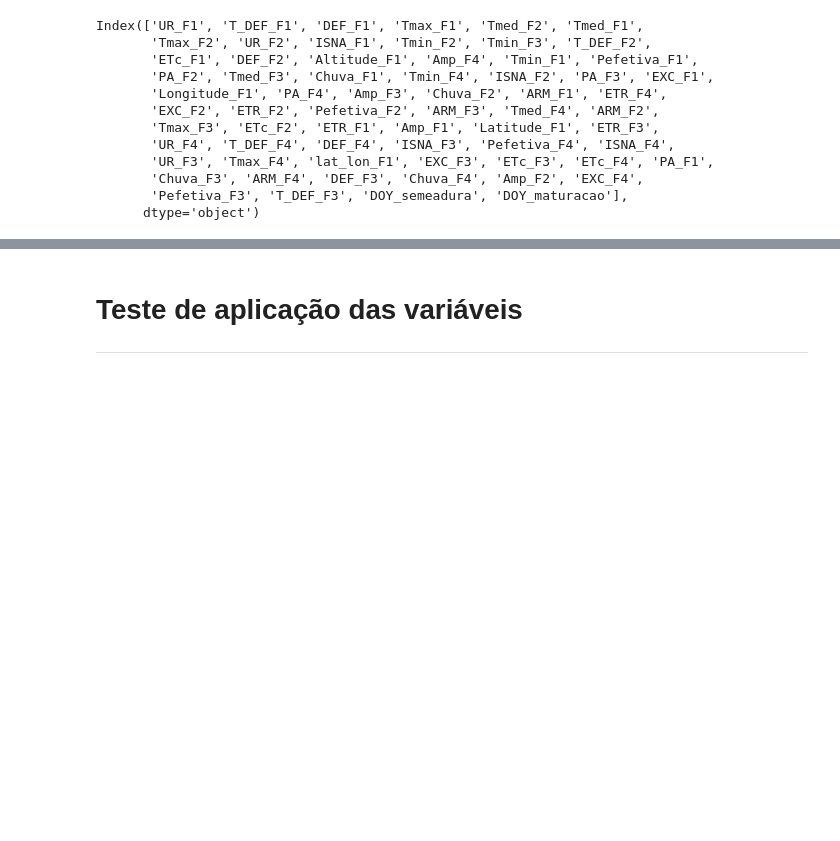
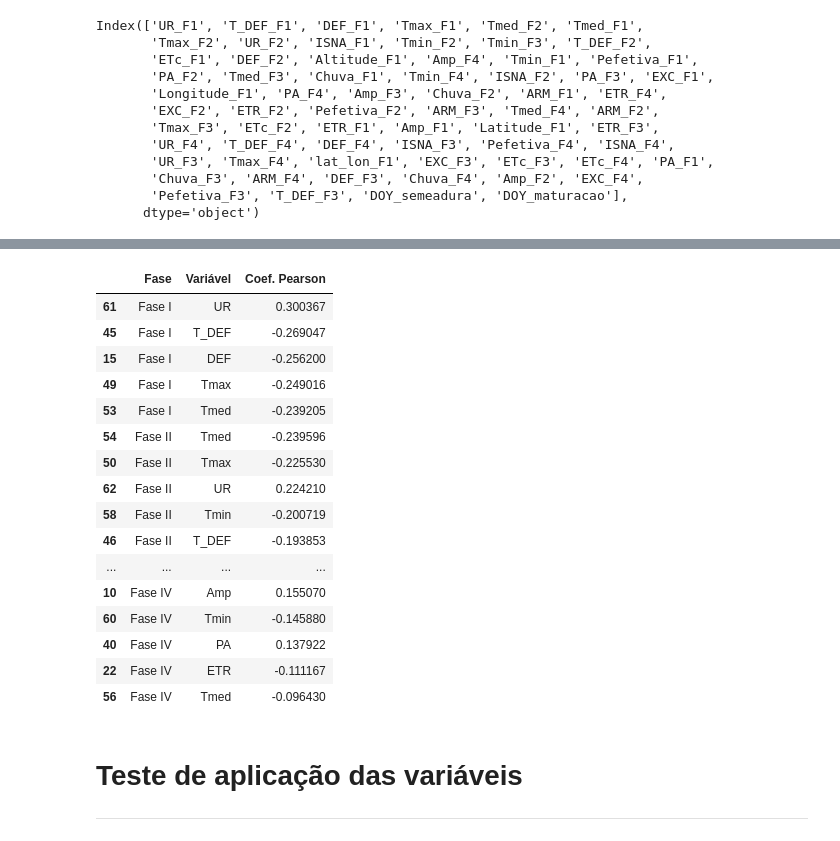
Before and after one commit to fcoliveira-utfpr/aquacrop_ml, a Jupyter notebook: 03_feature_engineering.ipynb, the cells around one changed output, grey strips where cells are left out. Saved outputs shown, nothing was run; the diff lists cells and outputs as text; code cells hidden in the pictures; blank space fills up the shorter version.

```diff
--- a/03_feature_engineering.ipynb
+++ b/03_feature_engineering.ipynb
@@ -321,3 +318,45 @@ plt.show()
+# %%
+# 1. Criar uma cópia formatada para análise
+df_analise_corr = corr_df.copy()
+
+# 2. Adicionar o nome da fase para facilitar a leitura
+df_analise_corr['fase_nome'] = df_analise_corr['fase'].map(mapa_fases)
+
+# 3. Adicionar uma coluna de 'Impacto Absoluto' (para ordenar pela força da relação, indep. do sinal)
+df_analise_corr['impacto_abs'] = df_analise_corr['correlacao'].abs()
+
+# 4. Criar o DataFrame final ordenado por Fase e Força de Correlação
+# Vamos focar nas variáveis que realmente importam (ex: correlação > 0.3 ou < -0.3)
+df_ranking = df_analise_corr.sort_values(['fase', 'impacto_abs'], ascending=[True, False])
+
+# 5. Selecionar e renomear colunas para um relatório limpo
+df_final = df_ranking[['fase_nome', 'var_base', 'correlacao']].copy()
+df_final.columns = ['Fase', 'Variável', 'Coef. Pearson']
+
+# Exibir os top 5 de cada fase para análise rápida
+df_r_fase = df_final.groupby('Fase').head(5)
+
+# 6. Exportar
+df_r_fase.to_excel('correlacoes_produtividade_fases.xlsx', index=False)
+df_r_fase
+# %% [output]
+|  | Fase | Variável | Coef. Pearson |
+| 61 | Fase I | UR | 0.300367 |
+| 45 | Fase I | T_DEF | -0.269047 |
+| 15 | Fase I | DEF | -0.256200 |
+| 49 | Fase I | Tmax | -0.249016 |
+| 53 | Fase I | Tmed | -0.239205 |
+| 54 | Fase II | Tmed | -0.239596 |
+| 50 | Fase II | Tmax | -0.225530 |
+| 62 | Fase II | UR | 0.224210 |
+| 58 | Fase II | Tmin | -0.200719 |
+| 46 | Fase II | T_DEF | -0.193853 |
+| ... | ... | ... | ... |
+| 10 | Fase IV | Amp | 0.155070 |
+| 60 | Fase IV | Tmin | -0.145880 |
+| 40 | Fase IV | PA | 0.137922 |
+| 22 | Fase IV | ETR | -0.111167 |
+| 56 | Fase IV | Tmed | -0.096430 |
 # %% [markdown]
 # **Teste de aplicação das variáveis**
 ---
```
Also changed, not shown: parts of 14 cells of this notebook.
